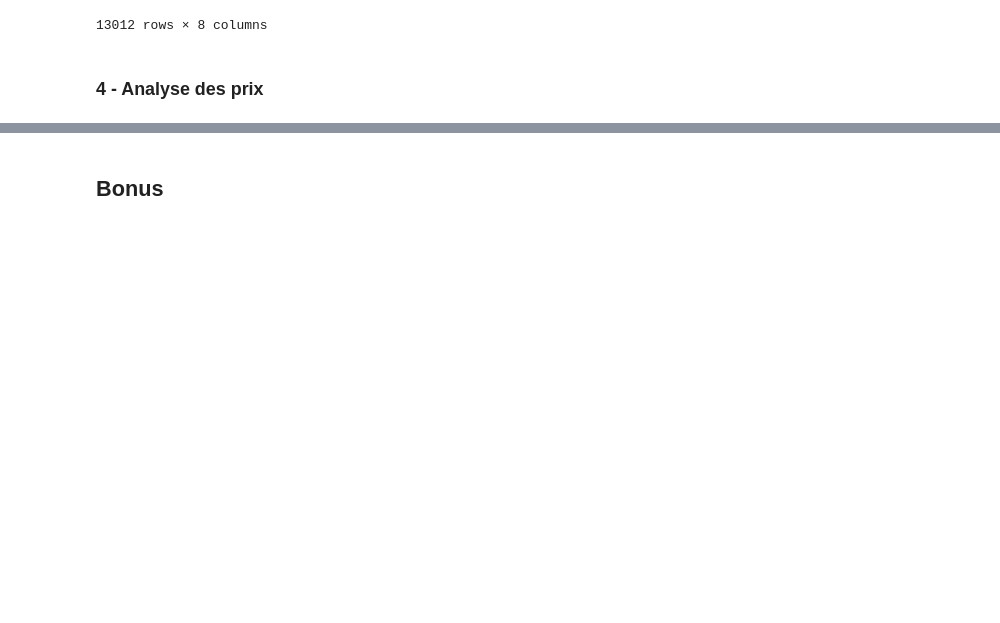
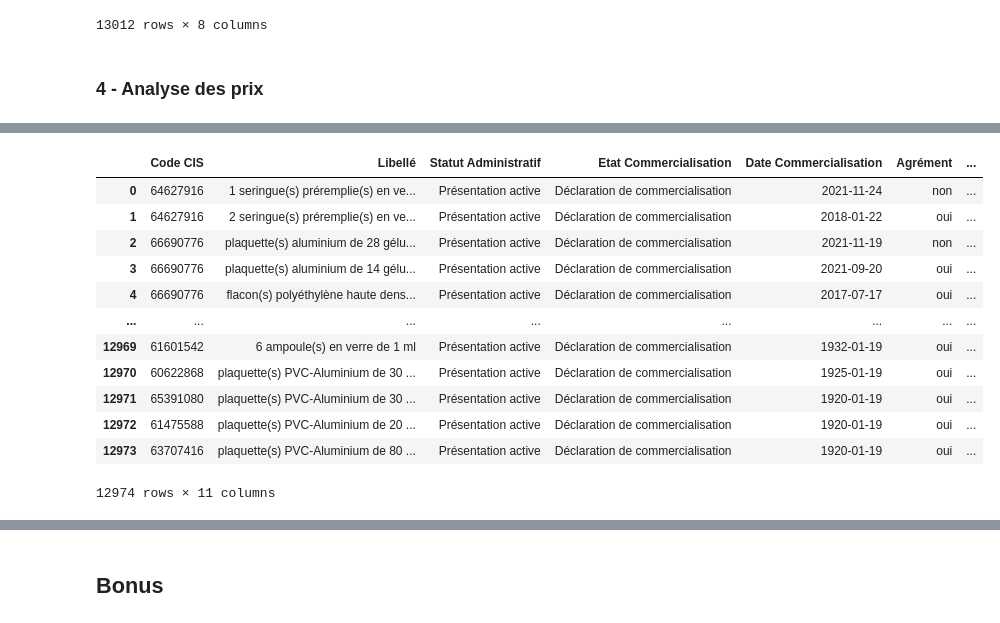
Before and after one commit to SowMobo/pandas_couverture_reseau, a Jupyter notebook: exercice.ipynb, the cells around one changed output, grey strips where cells are left out. Drawn from its saved outputs; the diff is of its cells as text; code cells hidden in the pictures; blank space fills up the shorter version.

```diff
--- a/exercice.ipynb
+++ b/exercice.ipynb
@@ -629,5 +630,22 @@ df_pres
 ### 4 - Analyse des prix
 # %% [markdown]
 <img src='./oc2.png' width=15px /> Il est tant de valoriser les informations de la base des spécialisations `df_spe` avec le fichier des présentations. Pour cela réaliser une jointure avec le dataframe `df_pres`, on souhaite récupérer la dénomination, la forme pharmaceutique et le titulaire.
+# %%
+df_pres_spe = df_pres.merge(df_spe[['Code CIS', 'Dénomination', 'Forme Pharmaceutique', 'Titulaires']], on='Code CIS')
+df_pres_spe
+# %% [output]
+|  | Code CIS | Libellé | Statut Administratif | Etat Commercialisation | Date Commercialisation | Agrément | ... |
+| 0 | 64627916 | 1 seringue(s) préremplie(s) en ve... | Présentation active | Déclaration de commercialisation | 2021-11-24 | non | ... |
+| 1 | 64627916 | 2 seringue(s) préremplie(s) en ve... | Présentation active | Déclaration de commercialisation | 2018-01-22 | oui | ... |
+| 2 | 66690776 | plaquette(s) aluminium de 28 gélu... | Présentation active | Déclaration de commercialisation | 2021-11-19 | non | ... |
+| 3 | 66690776 | plaquette(s) aluminium de 14 gélu... | Présentation active | Déclaration de commercialisation | 2021-09-20 | oui | ... |
+| 4 | 66690776 | flacon(s) polyéthylène haute dens... | Présentation active | Déclaration de commercialisation | 2017-07-17 | oui | ... |
+| ... | ... | ... | ... | ... | ... | ... | ... |
+| 12969 | 61601542 | 6 ampoule(s) en verre de 1 ml | Présentation active | Déclaration de commercialisation | 1932-01-19 | oui | ... |
+| 12970 | 60622868 | plaquette(s) PVC-Aluminium de 30 ... | Présentation active | Déclaration de commercialisation | 1925-01-19 | oui | ... |
+| 12971 | 65391080 | plaquette(s) PVC-Aluminium de 30 ... | Présentation active | Déclaration de commercialisation | 1920-01-19 | oui | ... |
+| 12972 | 61475588 | plaquette(s) PVC-Aluminium de 20 ... | Présentation active | Déclaration de commercialisation | 1920-01-19 | oui | ... |
+| 12973 | 63707416 | plaquette(s) PVC-Aluminium de 80 ... | Présentation active | Déclaration de commercialisation | 1920-01-19 | oui | ... |
+12974 rows × 11 columns
 # %% [markdown]
 <img src='./oc2.png' width=15px /> Quels sont les 5 médicaments commercialisés les plus chers ?
```
Also changed, not shown: parts of 22 cells of this notebook.
